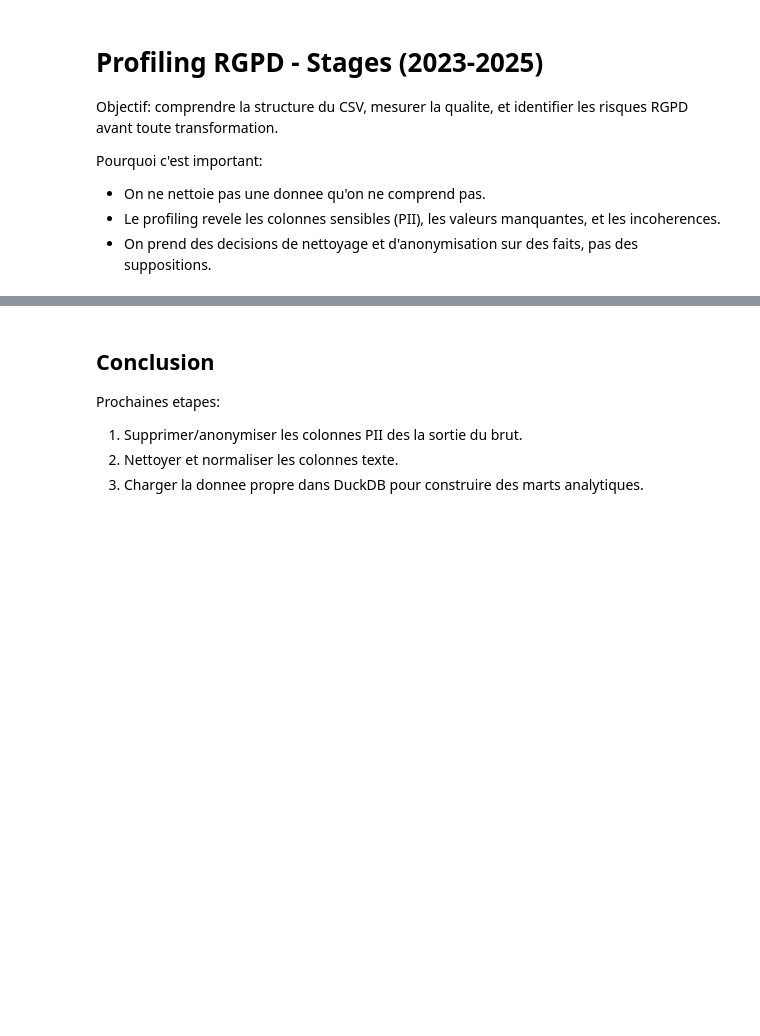
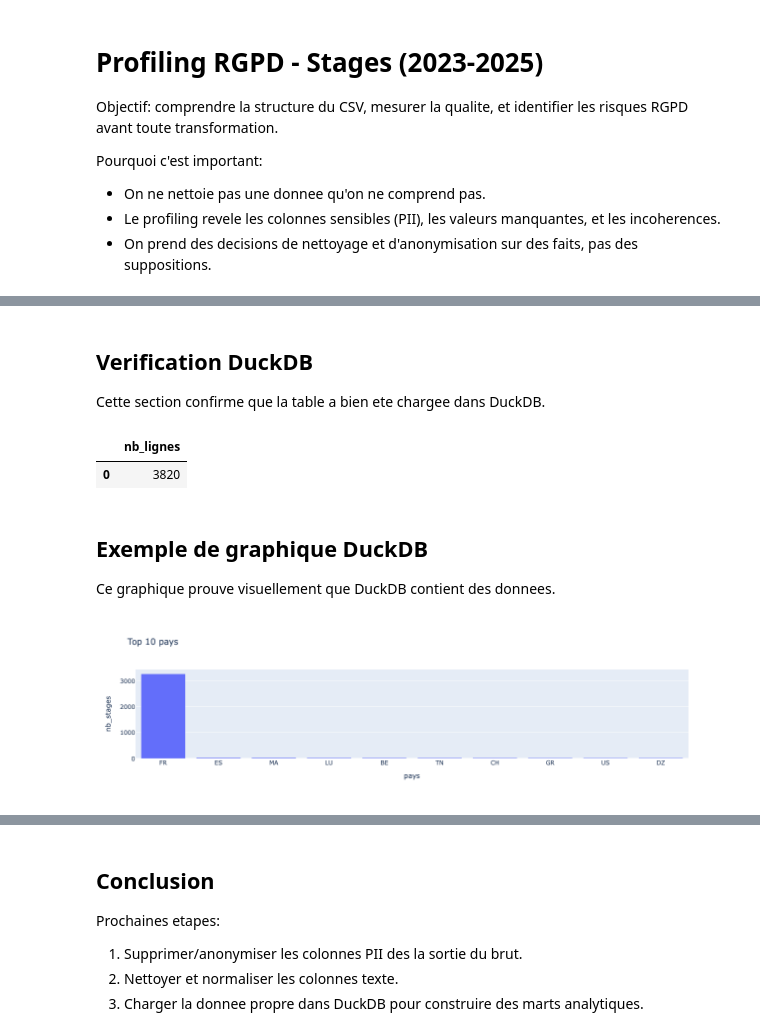
Before and after one commit to carel-guy/stages_analytics, a Jupyter notebook: notebooks/01_profiling_rgpd.ipynb, the cells around one changed output, grey strips where cells are left out. Saved outputs shown, nothing was run; the diff lists cells and outputs as text; code cells hidden in the pictures; blank space fills up the shorter version.

Commit message:
Improve DuckDB diagnostics and notebook profiling

```diff
--- a/notebooks/01_profiling_rgpd.ipynb
+++ b/notebooks/01_profiling_rgpd.ipynb
@@ -31,0 +67,28 @@ df[non_pii_cols].head(3)
+# %% [markdown]
+## Verification DuckDB
+
+Cette section confirme que la table a bien ete chargee dans DuckDB.
+# %%
+import duckdb
+from scripts.config import DUCKDB_PATH
+
+con = duckdb.connect(str(DUCKDB_PATH), read_only=True)
+con.execute("SELECT COUNT(*) AS nb_lignes FROM stages_clean").df()
+# %% [output]
+|  | nb_lignes |
+| 0 | 3820 |
+# %% [markdown]
+## Exemple de graphique DuckDB
+
+Ce graphique prouve visuellement que DuckDB contient des donnees.
+# %%
+import plotly.express as px
+
+cols = [r[1] for r in con.execute("PRAGMA table_info(\"stages_clean\")").fetchall()]
+pays_col = "Pays" if "Pays" in cols else "pays"
+query = f"SELECT {pays_col} AS pays, COUNT(*) AS nb_stages FROM stages_clean GROUP BY 1 ORDER BY nb_stages DESC LIMIT 10"
+df_plot = con.execute(query).df()
+fig = px.bar(df_plot, x="pays", y="nb_stages", title="Top 10 pays")
+fig
+# %% [output]
+[figure, added]
```
Also changed, not shown: parts of 15 cells of this notebook, 4 other files.
